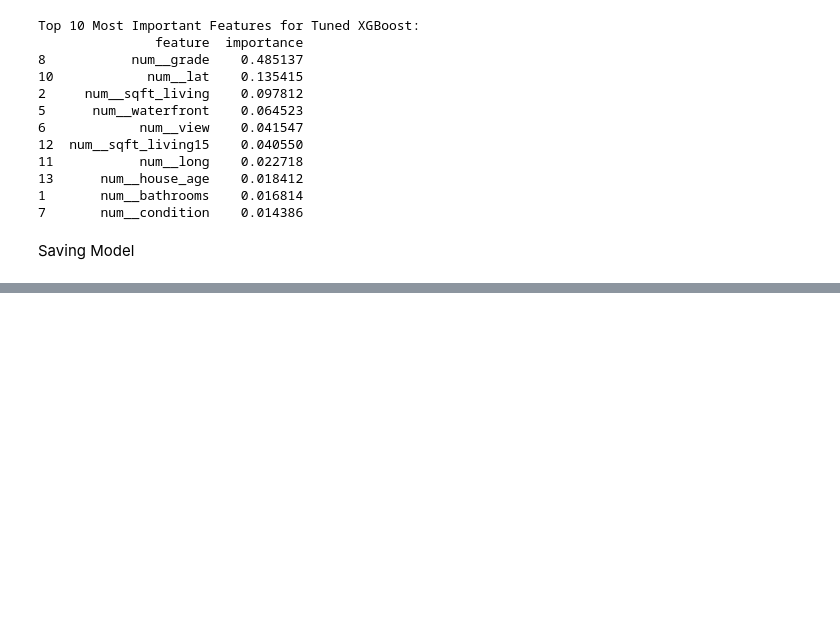
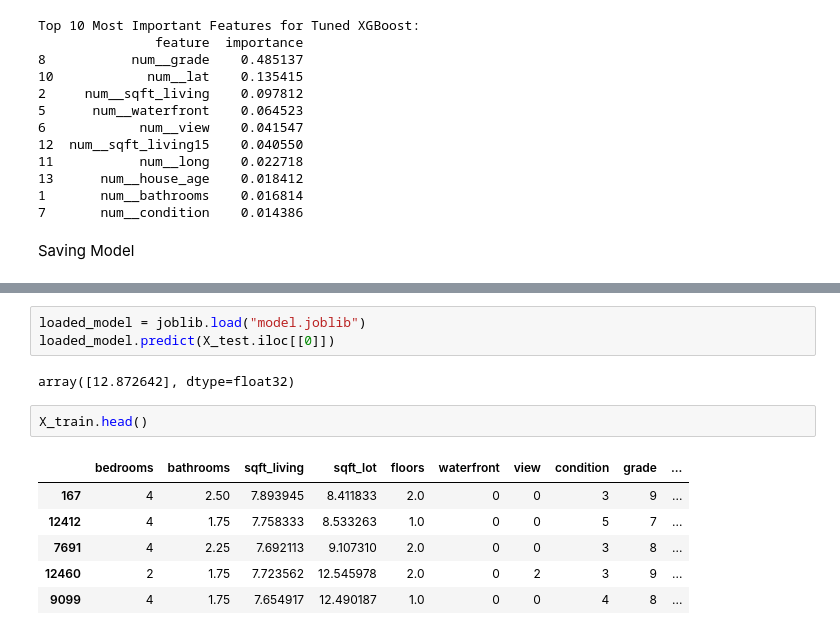
Before and after one commit to Omar-Seif/House-Sales-in-King-County-USA, a Jupyter notebook: src/ML-pipeline.ipynb, the cells around one changed output, grey strips where cells are left out. Cells and saved outputs as stored; diff of their text form; blank space fills up the shorter version.

```diff
--- a/src/ML-pipeline.ipynb
+++ b/src/ML-pipeline.ipynb
@@ -524,0 +508,14 @@ Files in directory: ['best_xgboost_model.pkl', 'data_wrangling.ipynb', 'eda_FE.i
+# %%
+loaded_model = joblib.load("model.joblib")
+loaded_model.predict(X_test.iloc[[0]])
+# %% [output]
+array([12.872642], dtype=float32)
+# %%
+X_train.head()
+# %% [output]
+|  | bedrooms | bathrooms | sqft_living | sqft_lot | floors | waterfront | view | condition | grade | ... |
+| 167 | 4 | 2.50 | 7.893945 | 8.411833 | 2.0 | 0 | 0 | 3 | 9 | ... |
+| 12412 | 4 | 1.75 | 7.758333 | 8.533263 | 1.0 | 0 | 0 | 5 | 7 | ... |
+| 7691 | 4 | 2.25 | 7.692113 | 9.107310 | 2.0 | 0 | 0 | 3 | 8 | ... |
+| 12460 | 2 | 1.75 | 7.723562 | 12.545978 | 2.0 | 0 | 2 | 3 | 9 | ... |
+| 9099 | 4 | 1.75 | 7.654917 | 12.490187 | 1.0 | 0 | 0 | 4 | 8 | ... |
```
Also changed, not shown: parts of 4 cells of this notebook, 1 other file.
